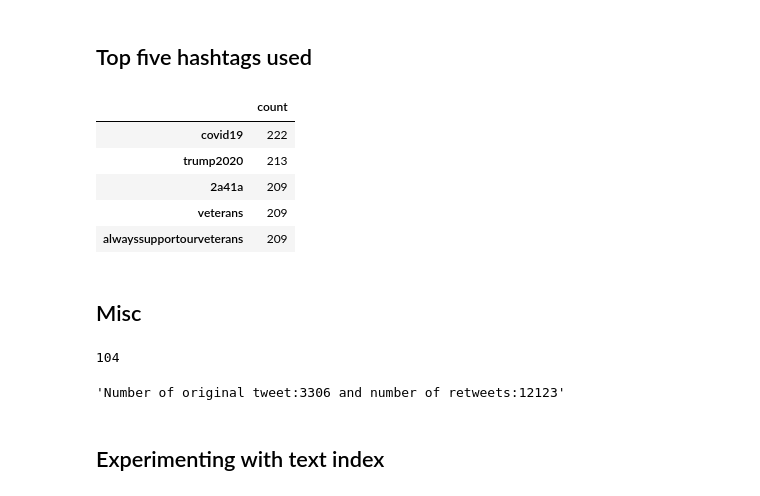
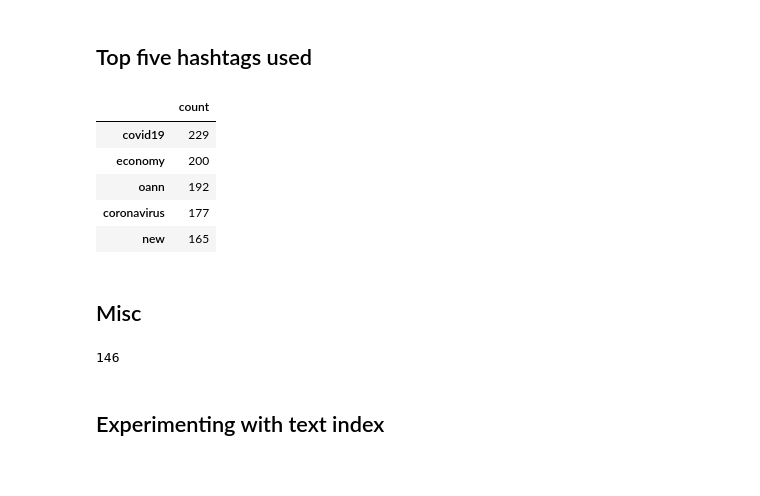
Before and after one commit to SankBad/Twitter_Database, a Jupyter notebook: Query.ipynb, the cells around one changed output. Drawn from its saved outputs; the diff is of its cells as text; code cells hidden in the pictures.

```diff
--- a/Query.ipynb
+++ b/Query.ipynb
@@ -11,7 +11,7 @@ import itertools
 #Connect to the mongoDB database
 client = pymongo.MongoClient()
 db = client["tweet_database"]
-tweets = db.tweets_collection
+tweets = db.tweets_collection_final
 # %%
 #Document(row) sample from the mongoDB database
 myquery = {}
@@ -81,10 +81,12 @@ max_retweet_count = 0
 for tweet in tweets.find():
     if tweet['retweet_count']>max_retweet_count:
         max_retweet_count = tweet['retweet_count']
-        tweet_id = tweet['id_str']
-print(max_retweet_count)
+        tweet_id = tweet['id']
 
-myquery = {'id_str': tweet_id}
+myquery = {'id': tweet_id}
 twts = list(tweets.find(myquery))
-twts[0]
+print('number of retweet:\n', max_retweet_count)
+print('Conten of the tweet:\n', twts[0]['content'])
+print('Creater of the original tweet:\n', twts[0]['retweetedFrom_name'])
+print('Likes on the original tweet:\n', twts[0]['Orig_retweet_fav'])
 # %% [output]
@@ -112,10 +124,11 @@ max_FavCount = 0
 for tweet in tweets.find():
     if tweet['FavCount']>max_FavCount:
         max_FavCount = tweet['FavCount']
-        tweet_id = tweet['id_str']
-print(max_FavCount)
+        tweet_id = tweet['id']
 
-myquery = {'id_str': tweet_id}
+myquery = {'id': tweet_id}
 twts = list(tweets.find(myquery))
-twts[0]
+print('number of favorite:\n', max_FavCount)
+print('Conten of the tweet:\n', twts[0]['content'])
+print('Creater of tweet:\n', twts[0]['user_name'])
 # %% [output]
@@ -322,25 +325,25 @@ len(twts)
 ## Top five hashtags used
 # %%
 hashtag_count = {}
-for tweet in db.tweets.find({"hashtags":{"$ne":[]}},{"hashtags":1, "_id":0}):
+for tweet in tweets.find({"hashtags":{"$ne":[]}},{"hashtags":1, "_id":0}):
     ht = tweet["hashtags"]
     for hash in ht:
         hash = hash.lower()
         if hash not in hashtag_count:
             hashtag_count[hash] = 1
         else:
             hashtag_count[hash] += 1
 hashtags = pd.DataFrame.from_dict(hashtag_count, orient='index')
 hashtags = hashtags.rename(columns={0:"count"})
 hashtags = hashtags.sort_values("count", ascending=False)
 hashtags.head(5)
 # %% [output]
 |  | count |
-| covid19 | 222 |
-| trump2020 | 213 |
-| 2a41a | 209 |
-| veterans | 209 |
-| alwayssupportourveterans | 209 |
+| covid19 | 229 |
+| economy | 200 |
+| oann | 192 |
+| coronavirus | 177 |
+| new | 165 |
 # %% [markdown]
 ## Misc
 # %%
@@ -349,14 +352,7 @@ myquery = {"location":"New York, NY"}
 
 tweets.count_documents(myquery)
 # %% [output]
-104
+146
-# %%
-#Types of tweets
-count_retweet = tweets.count_documents({"retweet":True})
-count_original = tweets.count_documents({"retweet":False})
-"Number of original tweet:" + str(count_original) + " and number of retweets:" + str(count_retweet)
-# %% [output]
-'Number of original tweet:3306 and number of retweets:12123'
 # %%
 hashtag_count = {}
 for tweet in tweets.find():
```
Also changed, not shown: parts of 18 cells of this notebook.
